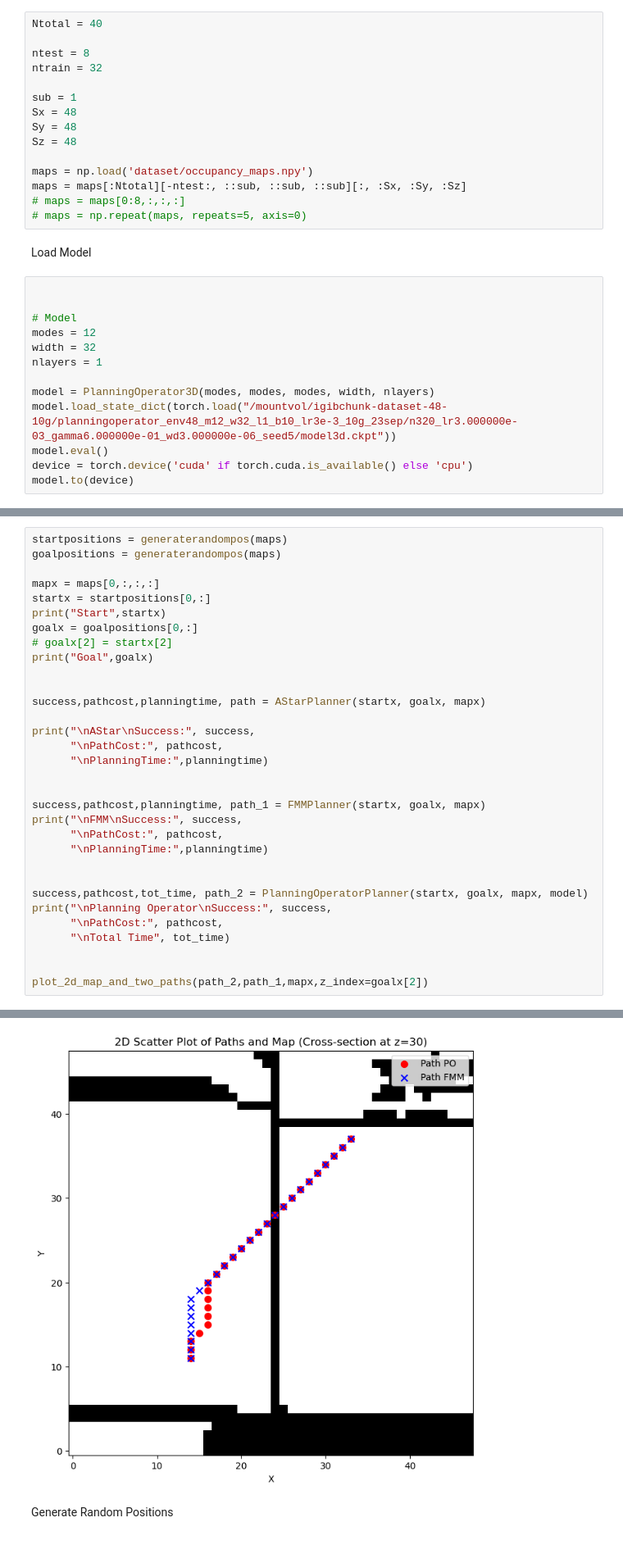
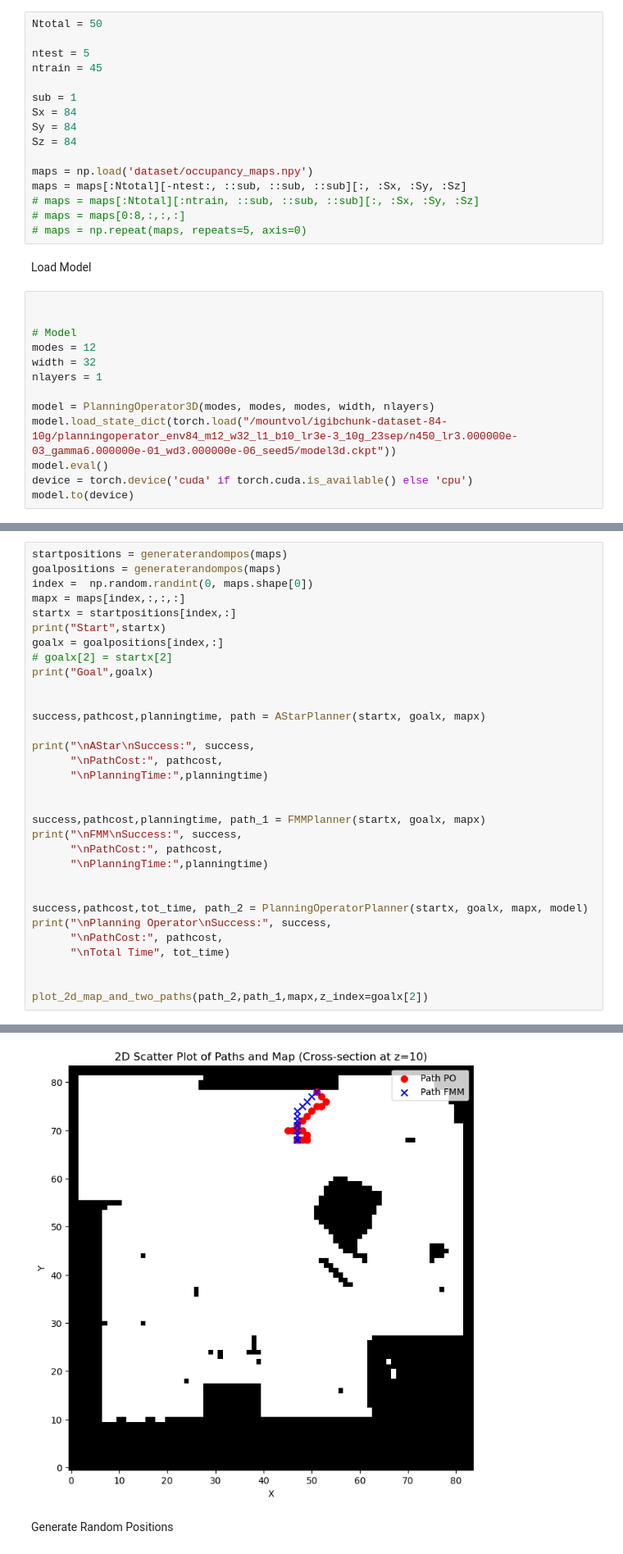
Before and after one commit to sharath-matada/Planning_Operator, a Jupyter notebook: 3D_Experiments/gibsonenv/testplannersongibsonenv.ipynb, the cells around one changed output, grey strips where cells are left out. Shown at 82% size. Saved outputs shown, nothing was run; the diff lists cells and outputs as text.

```diff
--- a/3D_Experiments/gibsonenv/testplannersongibsonenv.ipynb
+++ b/3D_Experiments/gibsonenv/testplannersongibsonenv.ipynb
@@ -16,18 +17,19 @@ from planners import AStarPlanner, FMMPlanner, PlanningOperatorPlanner, testplan
 # %% [markdown]
 Load Gibson Environment
 # %%
-Ntotal = 40
+Ntotal = 50
 
-ntest = 8
-ntrain = 32
+ntest = 5
+ntrain = 45
 
 sub = 1
-Sx = 48
-Sy = 48
-Sz = 48
+Sx = 84
+Sy = 84
+Sz = 84
 
 maps = np.load('dataset/occupancy_maps.npy')
 maps = maps[:Ntotal][-ntest:, ::sub, ::sub, ::sub][:, :Sx, :Sy, :Sz]
+# maps = maps[:Ntotal][:ntrain, ::sub, ::sub, ::sub][:, :Sx, :Sy, :Sz]
 # maps = maps[0:8,:,:,:]
 # maps = np.repeat(maps, repeats=5, axis=0)
 # %% [markdown]
@@ -41,7 +43,7 @@ width = 32
 nlayers = 1
 
 model = PlanningOperator3D(modes, modes, modes, width, nlayers)
-model.load_state_dict(torch.load("/mountvol/igibchunk-dataset-48-10g/planningoperator_env48_m12_w32_l1_b10_lr3e-3_10g_23sep/n320_lr3.000000e-03_gamma6.000000e-01_wd3.000000e-06_seed5/model3d.ckpt"))
+model.load_state_dict(torch.load("/mountvol/igibchunk-dataset-84-10g/planningoperator_env84_m12_w32_l1_b10_lr3e-3_10g_23sep/n450_lr3.000000e-03_gamma6.000000e-01_wd3.000000e-06_seed5/model3d.ckpt"))
 model.eval()
 device = torch.device('cuda' if torch.cuda.is_available() else 'cpu')
 model.to(device)
@@ -67,11 +69,11 @@ PlanningOperator3D(
 # %%
 startpositions = generaterandompos(maps)
 goalpositions = generaterandompos(maps)
-
-mapx = maps[0,:,:,:]
-startx = startpositions[0,:]
+index =  np.random.randint(0, maps.shape[0])
+mapx = maps[index,:,:,:]
+startx = startpositions[index,:]
 print("Start",startx)
-goalx = goalpositions[0,:]
+goalx = goalpositions[index,:]
 # goalx[2] = startx[2]
 print("Goal",goalx)
 
@@ -117,4 +119,4 @@ Total Time 0.24988317489624023
-[figure, old version]
+[figure, new version]
 # %% [markdown]
 Generate Random Positions
 # %%
```
Also changed, not shown: parts of 6 cells of this notebook, 3 other files.
